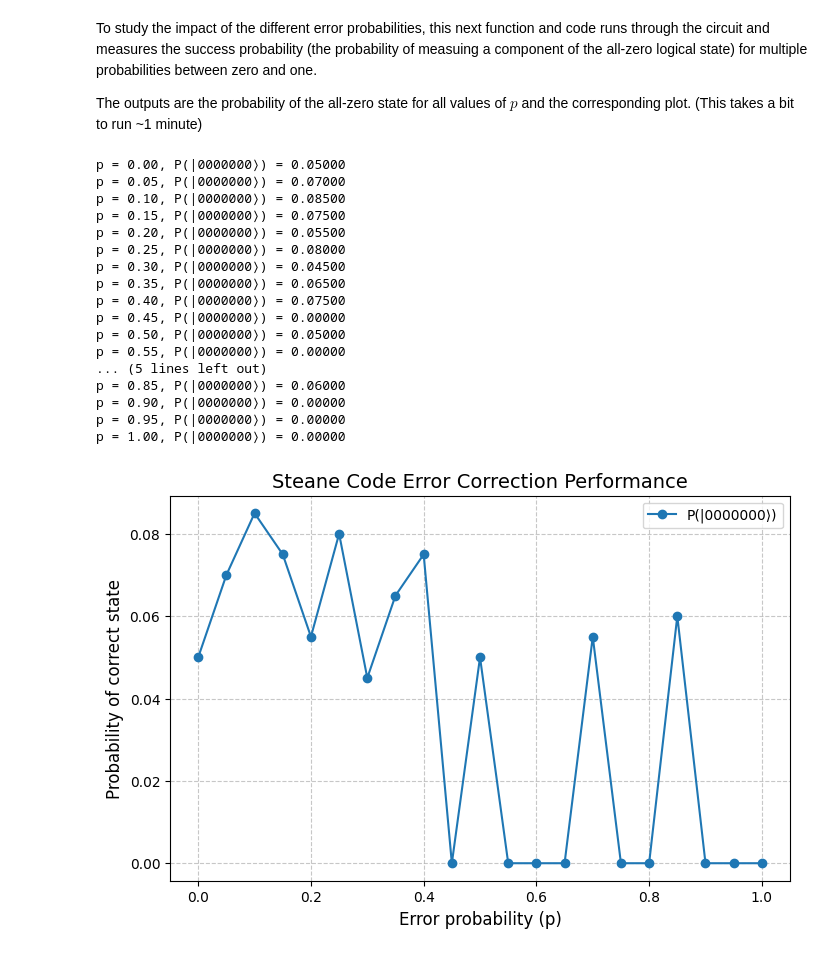
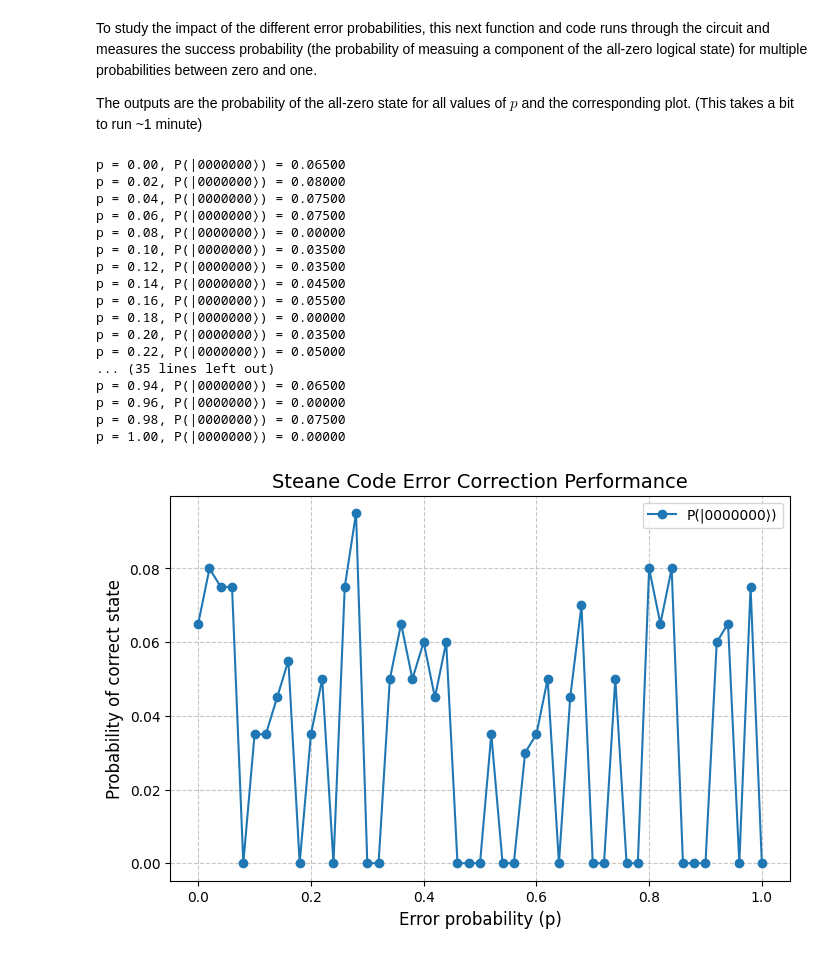
Before and after one commit to gtnothaft/Steane_pauli_error, a Jupyter notebook: Steane_code_pauli_error.ipynb, the cells around one changed output. Saved outputs shown, nothing was run; the diff lists cells and outputs as text; code cells hidden in the pictures.

```diff
--- a/Steane_code_pauli_error.ipynb
+++ b/Steane_code_pauli_error.ipynb
@@ -316,48 +316,48 @@ def simulate_error_correction(p, shots=200):
         total_shots += counts[outcome]
 
     probability = correct_counts / total_shots
 
     # Compute the probability of measuring |0000000⟩
     #correct_state = '0000000'
     #correct_counts = counts.get(correct_state,0)
     #probability = correct_counts / shots
 
     return probability
 
 # Sweep p from 0 to 1
-p_values = np.linspace(0, 1, 21)  # 21 points between 0 and 1
+p_values = np.linspace(0, 1, 51)  # 21 points between 0 and 1
 probabilities = []
 
 for p in p_values:
     prob = simulate_error_correction(p)
     probabilities.append(prob)
     print(f"p = {p:.2f}, P(|0000000⟩) = {prob:.5f}")
 
 # Plot the results
 plt.figure(figsize=(8, 5))
 plt.plot(p_values, probabilities, 'o-', label='P(|0000000⟩)')
 plt.xlabel('Error probability (p)', fontsize=12)
 plt.ylabel('Probability of correct state', fontsize=12)
 plt.title('Steane Code Error Correction Performance', fontsize=14)
 plt.grid(True, linestyle='--', alpha=0.7)
 plt.legend()
 plt.show()
 # %% [output]
-p = 0.00, P(|0000000⟩) = 0.05000
-p = 0.05, P(|0000000⟩) = 0.07000
-p = 0.10, P(|0000000⟩) = 0.08500
-p = 0.15, P(|0000000⟩) = 0.07500
-p = 0.20, P(|0000000⟩) = 0.05500
-p = 0.25, P(|0000000⟩) = 0.08000
-p = 0.30, P(|0000000⟩) = 0.04500
-p = 0.35, P(|0000000⟩) = 0.06500
-p = 0.40, P(|0000000⟩) = 0.07500
-p = 0.45, P(|0000000⟩) = 0.00000
-p = 0.50, P(|0000000⟩) = 0.05000
-p = 0.55, P(|0000000⟩) = 0.00000
-... (5 lines left out)
-p = 0.85, P(|0000000⟩) = 0.06000
-p = 0.90, P(|0000000⟩) = 0.00000
-p = 0.95, P(|0000000⟩) = 0.00000
+p = 0.00, P(|0000000⟩) = 0.06500
+p = 0.02, P(|0000000⟩) = 0.08000
+p = 0.04, P(|0000000⟩) = 0.07500
+p = 0.06, P(|0000000⟩) = 0.07500
+p = 0.08, P(|0000000⟩) = 0.00000
+p = 0.10, P(|0000000⟩) = 0.03500
+p = 0.12, P(|0000000⟩) = 0.03500
+p = 0.14, P(|0000000⟩) = 0.04500
+p = 0.16, P(|0000000⟩) = 0.05500
+p = 0.18, P(|0000000⟩) = 0.00000
+p = 0.20, P(|0000000⟩) = 0.03500
+p = 0.22, P(|0000000⟩) = 0.05000
+... (35 lines left out)
+p = 0.94, P(|0000000⟩) = 0.06500
+p = 0.96, P(|0000000⟩) = 0.00000
+p = 0.98, P(|0000000⟩) = 0.07500
 p = 1.00, P(|0000000⟩) = 0.00000
-[figure, old version]
+[figure, new version]
```
Also changed, not shown: parts of 3 cells of this notebook.
